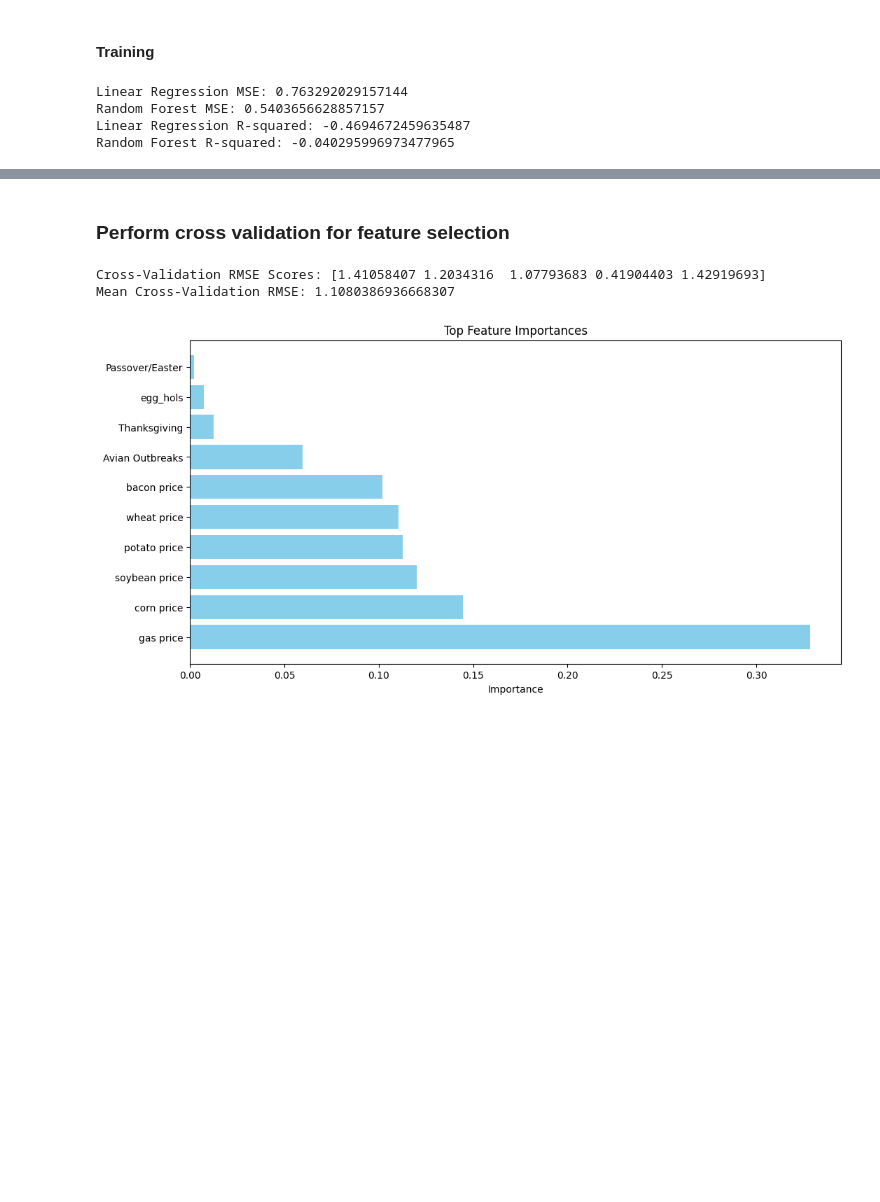
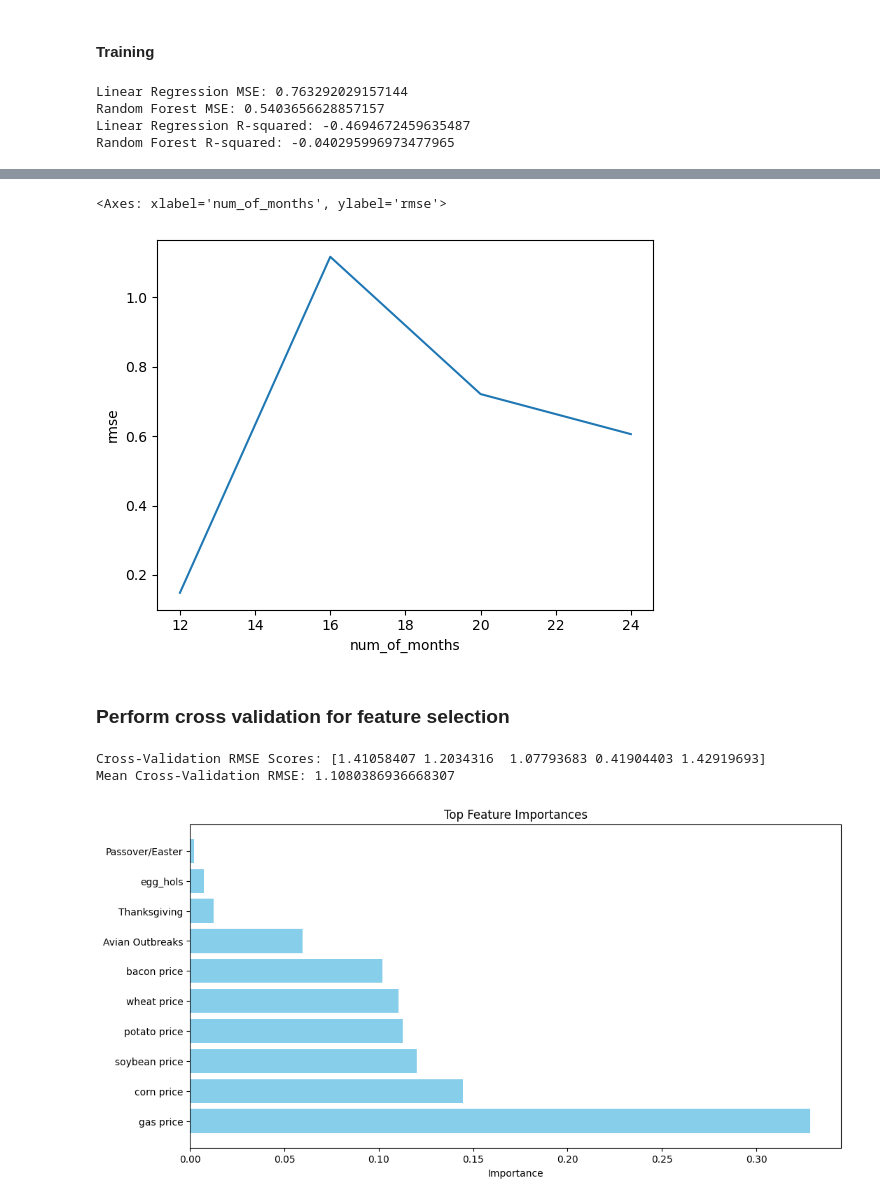
Before and after one commit to xeniachen-01/142a-eggs, a Jupyter notebook: project.ipynb, the cells around one changed output, grey strips where cells are left out. Drawn from its saved outputs; the diff is of its cells as text; code cells hidden in the pictures; blank space fills up the shorter version.

```diff
--- a/project.ipynb
+++ b/project.ipynb
@@ -45,0 +30,7 @@ print(df.head())
+# %%
+X_df = pd.read_csv('X.csv')
+y_df = pd.read_csv('y.csv')
+X_df['Year-Month'] = pd.to_datetime(X_df['Year-Month']).dt.to_period('M')
+df = pd.concat([X_df, y_df], axis = 1)
+#y_df
+df
@@ -81,3 +117,69 @@ Random Forest R-squared: -0.040295996973477965
+# %%
+### creating the train and test sets
+train_1 = df[df['Year-Month'] <= batches[0][1]]
+test_1 = df[df['Year-Month'] <= batches[0][2]]
+test_1 = test_1[test_1['Year-Month'] > batches[0][1]]
+X_train_1 = train_1.drop(columns=['Price', 'Year-Month'])
+X_test_1 = train_1['Price']
+Y_train_1 = test_1.drop(columns=['Price', 'Year-Month'])
+Y_test_1 = test_1['Price']
+
+train_2 = df[df['Year-Month'] <= batches[1][1]]
+test_2 = df[df['Year-Month'] <= batches[1][2]]
+test_2 = test_2[test_2['Year-Month'] > batches[1][1]]
+X_train_2 = train_2.drop(columns=['Price', 'Year-Month'])
+X_test_2 = train_2['Price']
+Y_train_2 = test_2.drop(columns=['Price', 'Year-Month'])
+Y_test_2 = test_2['Price']
+
+train_3 = df[df['Year-Month'] <= batches[2][1]]
+test_3 = df[df['Year-Month'] <= batches[2][2]]
+test_3 = test_3[test_3['Year-Month'] > batches[2][1]]
+X_train_3 = train_3.drop(columns=['Price', 'Year-Month'])
+X_test_3 = train_3['Price']
+Y_train_3 = test_3.drop(columns=['Price', 'Year-Month'])
+Y_test_3 = test_3['Price']
+
+train_4 = df[df['Year-Month'] <= batches[3][1]]
+test_4 = df[df['Year-Month'] <= batches[3][2]]
+test_4 = test_4[test_4['Year-Month'] > batches[3][1]]
+
+X_train_4 = train_4.drop(columns=['Price', 'Year-Month'])
+X_test_4 = train_4['Price']
+Y_train_4 = test_4.drop(columns=['Price', 'Year-Month'])
+Y_test_4 = test_4['Price']
+
+
+### creating models per train-test set
+lin_reg_1 = LinearRegression()
+lin_reg_2 = LinearRegression()
+lin_reg_3 = LinearRegression()
+lin_reg_4 = LinearRegression()
+
+lin_reg_1.fit(X_train_1, X_test_1)
+lin_reg_2.fit(X_train_2, X_test_2)
+lin_reg_3.fit(X_train_3, X_test_3)
+lin_reg_4.fit(X_train_4, X_test_4)
+
+###getting predictions
+pred_1 = lin_reg_1.predict(Y_train_1)
+pred_2 = lin_reg_2.predict(Y_train_2)
+pred_3 = lin_reg_3.predict(Y_train_3)
+pred_4 = lin_reg_4.predict(Y_train_4)
+
+###calculating error
+rmse_1 = mean_squared_error(Y_test_1, pred_1)
+rmse_2 = mean_squared_error(Y_test_2, pred_2)
+rmse_3 = mean_squared_error(Y_test_3, pred_3)
+rmse_4 = mean_squared_error(Y_test_4, pred_4)
+
+error_data = {'rmse': [rmse_1, rmse_2, rmse_3, rmse_4], 'num_of_months': [12, 16, 20, 24]}
+error_df = pd.DataFrame(error_data)
+
+sns.lineplot(error_df, x = 'num_of_months', y = 'rmse')
+# %% [output]
+<Axes: xlabel='num_of_months', ylabel='rmse'>
+[figure, added]
 # %% [markdown]
 ### Perform cross validation for feature selection
 # %%
```
Also changed, not shown: parts of 4 cells of this notebook.
